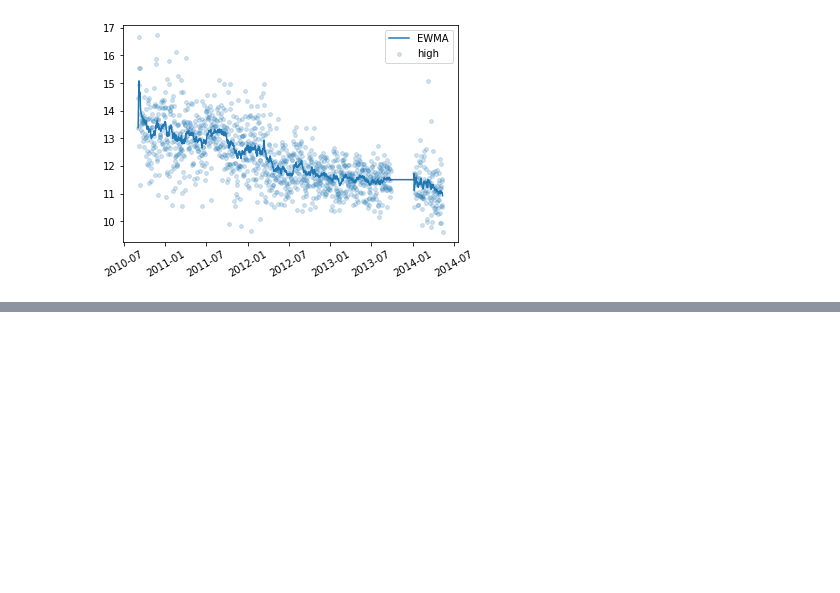
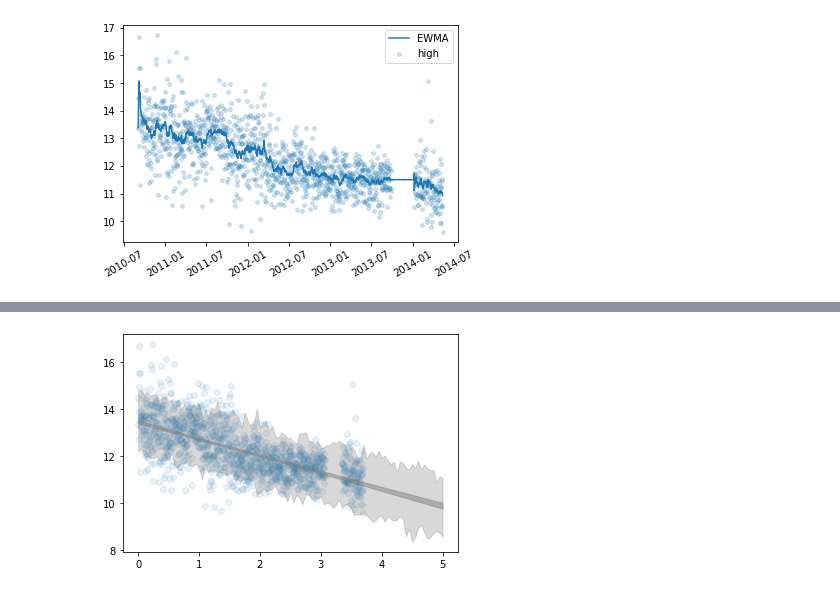
Before and after one commit to fdalforno/stats101, a Jupyter notebook: 12-Analisi delle serie temporali.ipynb, the cells around one changed output, grey strips where cells are left out. Saved outputs shown, nothing was run; the diff lists cells and outputs as text; code cells hidden in the pictures; blank space fills up the shorter version.

```diff
--- a/12-Analisi delle serie temporali.ipynb
+++ b/12-Analisi delle serie temporali.ipynb
@@ -288,0 +438,41 @@ I valori sono più rumorosi all'inizio in quanto sono basati su pochi dati.
+# %%
+def PercentileRow(array, p):
+    rows, cols = array.shape
+    index = int(rows * p / 100)
+    return array[index,]
+
+
+def PercentileRows(ys_seq, percents):
+    nrows = len(ys_seq)
+    ncols = len(ys_seq[0])
+    array = np.zeros((nrows, ncols))
+
+    for i, ys in enumerate(ys_seq):
+        array[i,] = ys
+
+    array = np.sort(array, axis=0)
+
+    rows = [PercentileRow(array, p) for p in percents]
+    return rows
+
+def PlotPredictions(daily, years, iters=101, percent=90):
+    result_seq = SimulateResults(daily, iters=iters)
+    p = (100 - percent) / 2
+    percents = p, 100-p
+
+    predict_seq = GeneratePredictions(result_seq, years, True)
+
+
+    low, high = PercentileRows(predict_seq, percents)
+    plt.fill_between(years, low, high, alpha=0.3, color='gray')
+
+    predict_seq = GeneratePredictions(result_seq, years, False)
+    low, high = PercentileRows(predict_seq, percents)
+
+    plt.fill_between(years, low, high, alpha=0.5, color='gray')
+# %%
+years = np.linspace(0, 5, 101)
+plt.scatter(daily.years, daily.ppg, alpha=0.1, label=name)
+PlotPredictions(daily, years)
+# %% [output]
+[figure, added]
```
Also changed, not shown: parts of 20 cells of this notebook, 9 other files.
